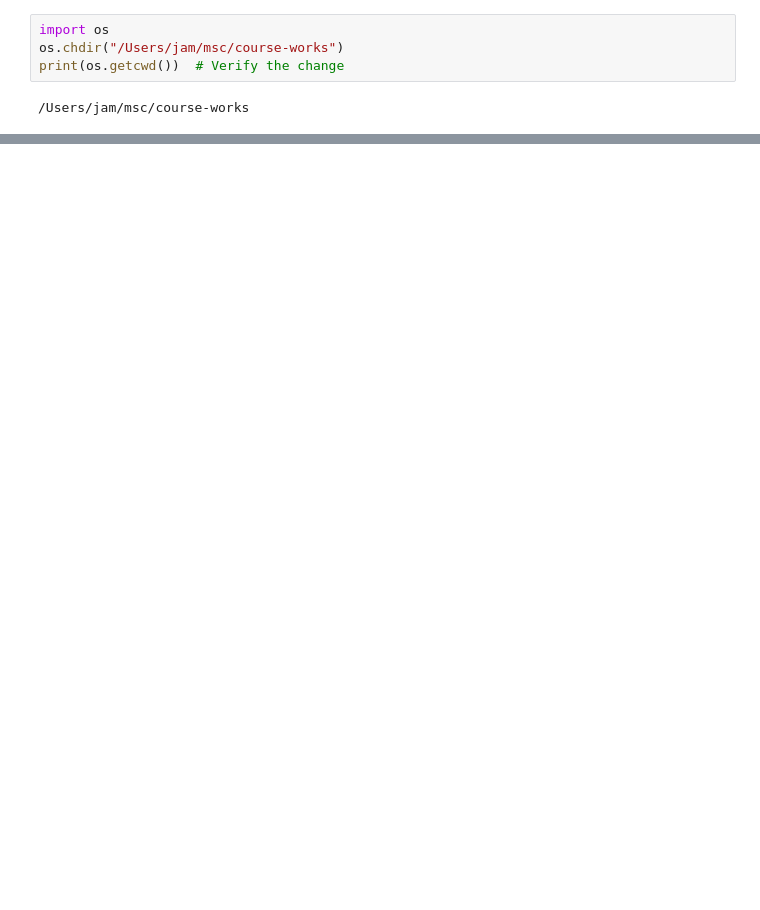
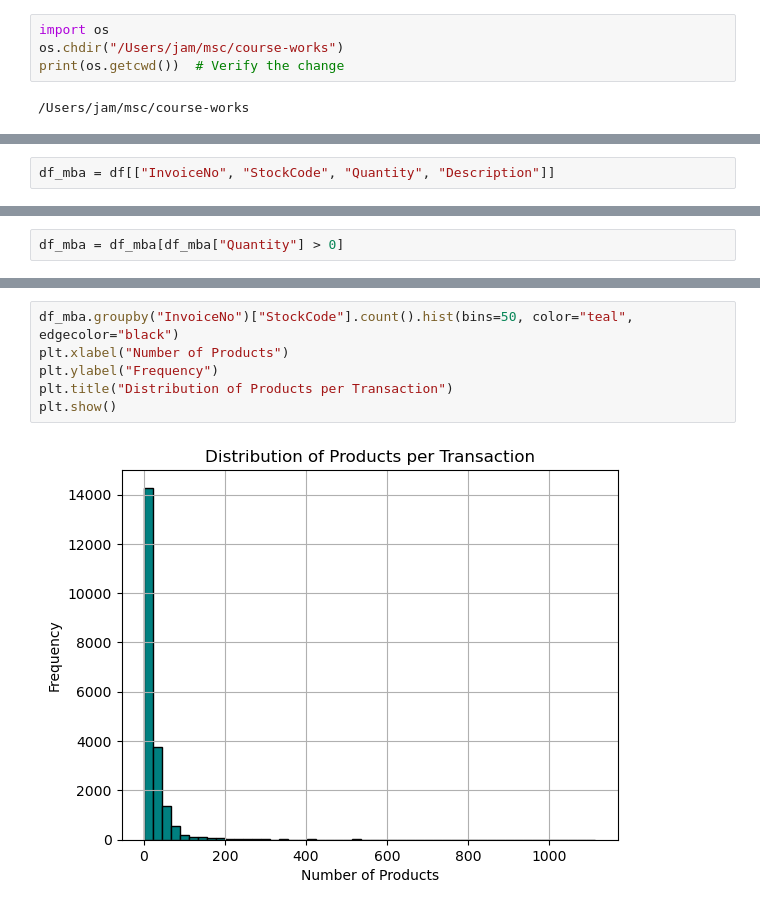
Before and after one commit to j2damax/principles-of-ds-cw02, a Jupyter notebook: jayampathy/online_retail.ipynb, the cells around one changed output, grey strips where cells are left out. Cells and saved outputs as stored; diff of their text form; blank space fills up the shorter version.

```diff
--- a/jayampathy/online_retail.ipynb
+++ b/jayampathy/online_retail.ipynb
@@ -17,0 +102,2 @@ df.head()
+# %%
+df_mba = df[["InvoiceNo", "StockCode", "Quantity", "Description"]]
@@ -17,0 +143,2 @@ df.head()
+# %%
+df_mba = df_mba[df_mba["Quantity"] > 0]
@@ -17,0 +174,8 @@ df.head()
+# %%
+df_mba.groupby("InvoiceNo")["StockCode"].count().hist(bins=50, color="teal", edgecolor="black")
+plt.xlabel("Number of Products")
+plt.ylabel("Frequency")
+plt.title("Distribution of Products per Transaction")
+plt.show()
+# %% [output]
+[figure, added]
```
Also changed, not shown: parts of 21 cells of this notebook.
